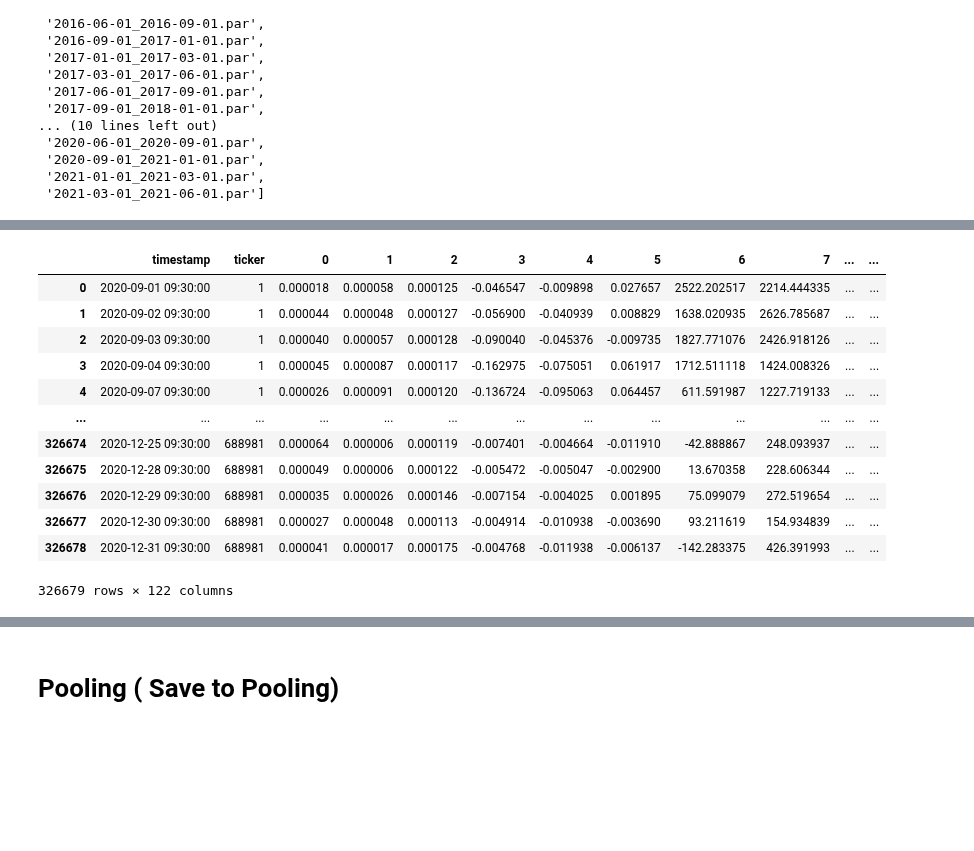
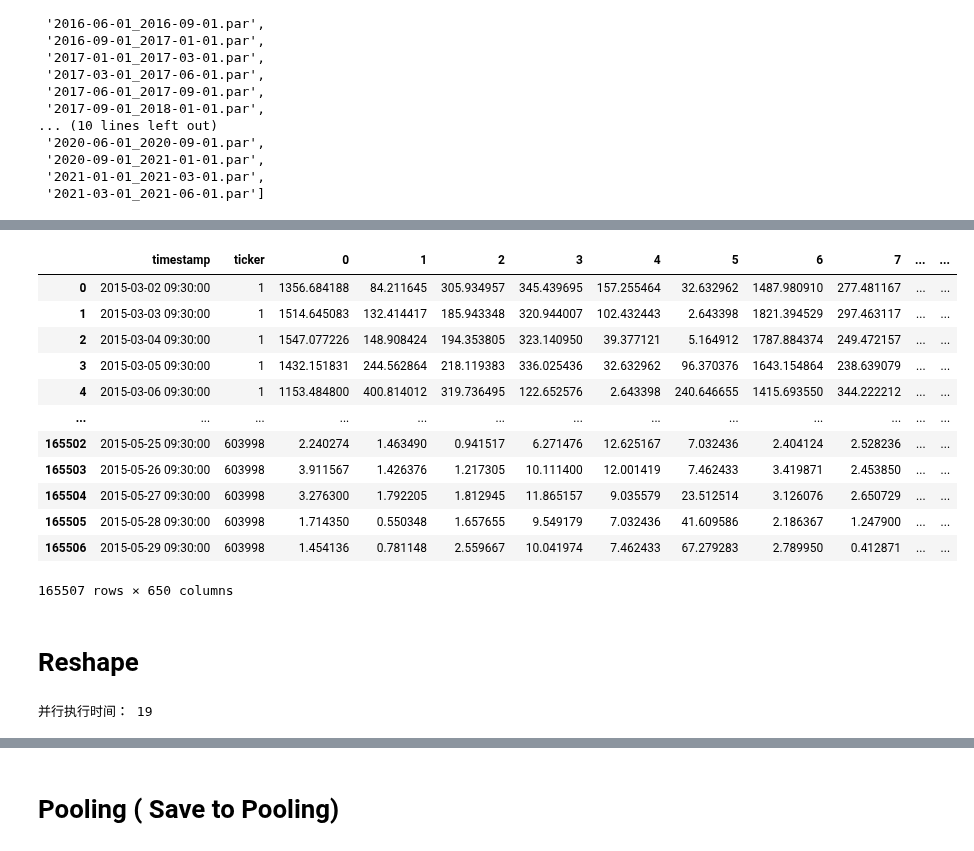
Before and after one commit to June24-Wu/Shannon, a Jupyter notebook: NoteBook/AlphaNet_LSTM/Get_Original_AlphaNet_Data_LSTM.ipynb, the cells around one changed output, grey strips where cells are left out. Drawn from its saved outputs; the diff is of its cells as text; code cells hidden in the pictures; blank space fills up the shorter version.

```diff
--- a/NoteBook/AlphaNet_LSTM/Get_Original_AlphaNet_Data_LSTM.ipynb
+++ b/NoteBook/AlphaNet_LSTM/Get_Original_AlphaNet_Data_LSTM.ipynb
@@ -523,16 +490,16 @@ KeyboardInterrupt
 # %%
-pd.read_parquet("/home/wuwenjun/Data/5_Input_20220110/Feat_Concat/2020-09-01_2021-01-01.par")
+pd.read_parquet("/home/wuwenjun/Data/AlphaNet_Original_Input_10d_return_move7/Feat_Concat/2015-03-01_2015-06-01.par")
 # %% [output]
 |  | timestamp | ticker | 0 | 1 | 2 | 3 | 4 | 5 | 6 | 7 | ... | ... |
-| 0 | 2020-09-01 09:30:00 | 1 | 0.000018 | 0.000058 | 0.000125 | -0.046547 | -0.009898 | 0.027657 | 2522.202517 | 2214.444335 | ... | ... |
-| 1 | 2020-09-02 09:30:00 | 1 | 0.000044 | 0.000048 | 0.000127 | -0.056900 | -0.040939 | 0.008829 | 1638.020935 | 2626.785687 | ... | ... |
-| 2 | 2020-09-03 09:30:00 | 1 | 0.000040 | 0.000057 | 0.000128 | -0.090040 | -0.045376 | -0.009735 | 1827.771076 | 2426.918126 | ... | ... |
-| 3 | 2020-09-04 09:30:00 | 1 | 0.000045 | 0.000087 | 0.000117 | -0.162975 | -0.075051 | 0.061917 | 1712.511118 | 1424.008326 | ... | ... |
-| 4 | 2020-09-07 09:30:00 | 1 | 0.000026 | 0.000091 | 0.000120 | -0.136724 | -0.095063 | 0.064457 | 611.591987 | 1227.719133 | ... | ... |
+| 0 | 2015-03-02 09:30:00 | 1 | 1356.684188 | 84.211645 | 305.934957 | 345.439695 | 157.255464 | 32.632962 | 1487.980910 | 277.481167 | ... | ... |
+| 1 | 2015-03-03 09:30:00 | 1 | 1514.645083 | 132.414417 | 185.943348 | 320.944007 | 102.432443 | 2.643398 | 1821.394529 | 297.463117 | ... | ... |
+| 2 | 2015-03-04 09:30:00 | 1 | 1547.077226 | 148.908424 | 194.353805 | 323.140950 | 39.377121 | 5.164912 | 1787.884374 | 249.472157 | ... | ... |
+| 3 | 2015-03-05 09:30:00 | 1 | 1432.151831 | 244.562864 | 218.119383 | 336.025436 | 32.632962 | 96.370376 | 1643.154864 | 238.639079 | ... | ... |
+| 4 | 2015-03-06 09:30:00 | 1 | 1153.484800 | 400.814012 | 319.736495 | 122.652576 | 2.643398 | 240.646655 | 1415.693550 | 344.222212 | ... | ... |
 | ... | ... | ... | ... | ... | ... | ... | ... | ... | ... | ... | ... | ... |
-| 326674 | 2020-12-25 09:30:00 | 688981 | 0.000064 | 0.000006 | 0.000119 | -0.007401 | -0.004664 | -0.011910 | -42.888867 | 248.093937 | ... | ... |
-| 326675 | 2020-12-28 09:30:00 | 688981 | 0.000049 | 0.000006 | 0.000122 | -0.005472 | -0.005047 | -0.002900 | 13.670358 | 228.606344 | ... | ... |
-| 326676 | 2020-12-29 09:30:00 | 688981 | 0.000035 | 0.000026 | 0.000146 | -0.007154 | -0.004025 | 0.001895 | 75.099079 | 272.519654 | ... | ... |
-| 326677 | 2020-12-30 09:30:00 | 688981 | 0.000027 | 0.000048 | 0.000113 | -0.004914 | -0.010938 | -0.003690 | 93.211619 | 154.934839 | ... | ... |
-| 326678 | 2020-12-31 09:30:00 | 688981 | 0.000041 | 0.000017 | 0.000175 | -0.004768 | -0.011938 | -0.006137 | -142.283375 | 426.391993 | ... | ... |
+| 165502 | 2015-05-25 09:30:00 | 603998 | 2.240274 | 1.463490 | 0.941517 | 6.271476 | 12.625167 | 7.032436 | 2.404124 | 2.528236 | ... | ... |
+| 165503 | 2015-05-26 09:30:00 | 603998 | 3.911567 | 1.426376 | 1.217305 | 10.111400 | 12.001419 | 7.462433 | 3.419871 | 2.453850 | ... | ... |
+| 165504 | 2015-05-27 09:30:00 | 603998 | 3.276300 | 1.792205 | 1.812945 | 11.865157 | 9.035579 | 23.512514 | 3.126076 | 2.650729 | ... | ... |
+| 165505 | 2015-05-28 09:30:00 | 603998 | 1.714350 | 0.550348 | 1.657655 | 9.549179 | 7.032436 | 41.609586 | 2.186367 | 1.247900 | ... | ... |
+| 165506 | 2015-05-29 09:30:00 | 603998 | 1.454136 | 0.781148 | 2.559667 | 10.041974 | 7.462433 | 67.279283 | 2.789950 | 0.412871 | ... | ... |
-326679 rows × 122 columns
+165507 rows × 650 columns
@@ -549,0 +506,2 @@ for i in tqdm(path_list):
+# %% [markdown]
+# Reshape
@@ -549,0 +521,12 @@ for i in tqdm(path_list):
+# %%
+pool = mp.Pool(10)
+t1 = time.time()
+for alpha in tqdm(path_list):
+#     test(alpha)
+    pool.apply_async(test, args=(alpha,))   #维持执行的进程总数为10，当一个进程执行完后启动一个新进程.
+pool.close()
+pool.join()
+t2 = time.time()
+print("并行执行时间：", int(t2 - t1))
+# %% [output]
+并行执行时间： 19
```
Also changed, not shown: parts of 25 cells of this notebook, 11 other files.
